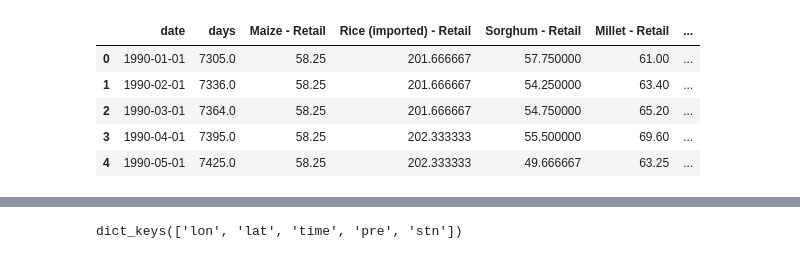
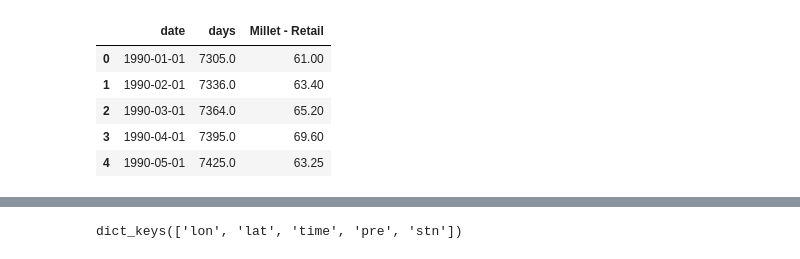
Before and after one commit to wwhite5/Springboard-Capstone-2-Time-Series, a Jupyter notebook: Final_Modeling.ipynb, the cells around one changed output, grey strips where cells are left out. Drawn from its saved outputs; the diff is of its cells as text; code cells hidden in the pictures.

```diff
--- a/Final_Modeling.ipynb
+++ b/Final_Modeling.ipynb
@@ -13,14 +13,15 @@ import xarray as xr
 # %%
 NE_prices = pd.read_csv('E:\\OtherCodeProjects\\Springboard Capstone Projects\\Springboard-Capstone-2-Data\\Niger_food_prices.csv')
 NE_prices['date'] = pd.to_datetime(NE_prices['date'])
+NE_prices.drop(axis=1, labels=['Maize - Retail', 'Rice (imported) - Retail', 'Sorghum - Retail', 'Beans (niebe) - Retail'], inplace=True)
 NE_prices.head()
 # %% [output]
-|  | date | days | Maize - Retail | Rice (imported) - Retail | Sorghum - Retail | Millet - Retail | ... |
-| 0 | 1990-01-01 | 7305.0 | 58.25 | 201.666667 | 57.750000 | 61.00 | ... |
-| 1 | 1990-02-01 | 7336.0 | 58.25 | 201.666667 | 54.250000 | 63.40 | ... |
-| 2 | 1990-03-01 | 7364.0 | 58.25 | 201.666667 | 54.750000 | 65.20 | ... |
-| 3 | 1990-04-01 | 7395.0 | 58.25 | 202.333333 | 55.500000 | 69.60 | ... |
-| 4 | 1990-05-01 | 7425.0 | 58.25 | 202.333333 | 49.666667 | 63.25 | ... |
+|  | date | days | Millet - Retail |
+| 0 | 1990-01-01 | 7305.0 | 61.00 |
+| 1 | 1990-02-01 | 7336.0 | 63.40 |
+| 2 | 1990-03-01 | 7364.0 | 65.20 |
+| 3 | 1990-04-01 | 7395.0 | 69.60 |
+| 4 | 1990-05-01 | 7425.0 | 63.25 |
 # %%
 #train = NE_prices[NE_prices['date'].dt.strftime('%Y') < '2018']
 #test = NE_prices[NE_prices['date'].dt.strftime('%Y') >= '2018']
```
Also changed, not shown: parts of 34 cells of this notebook, 1 other file.
